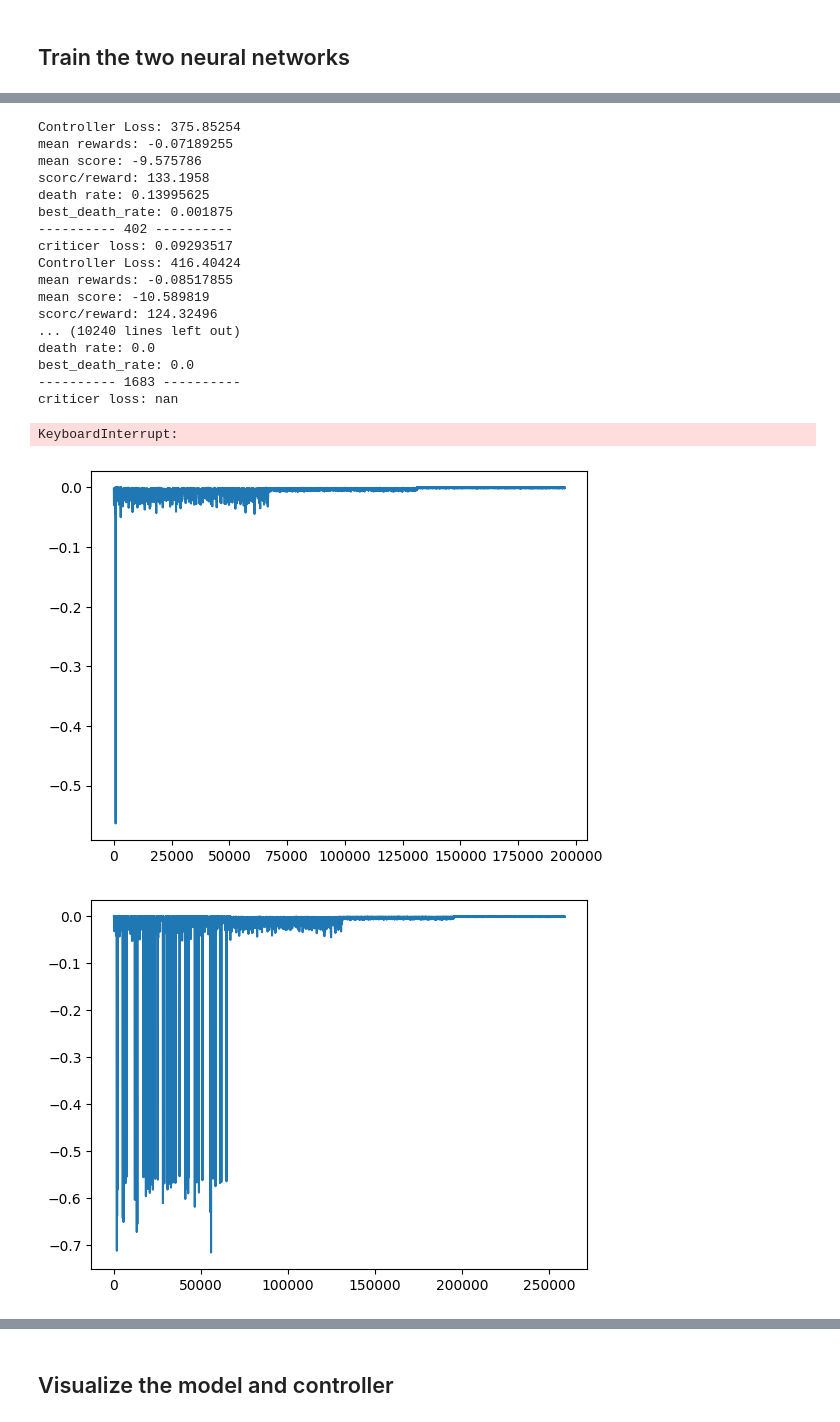
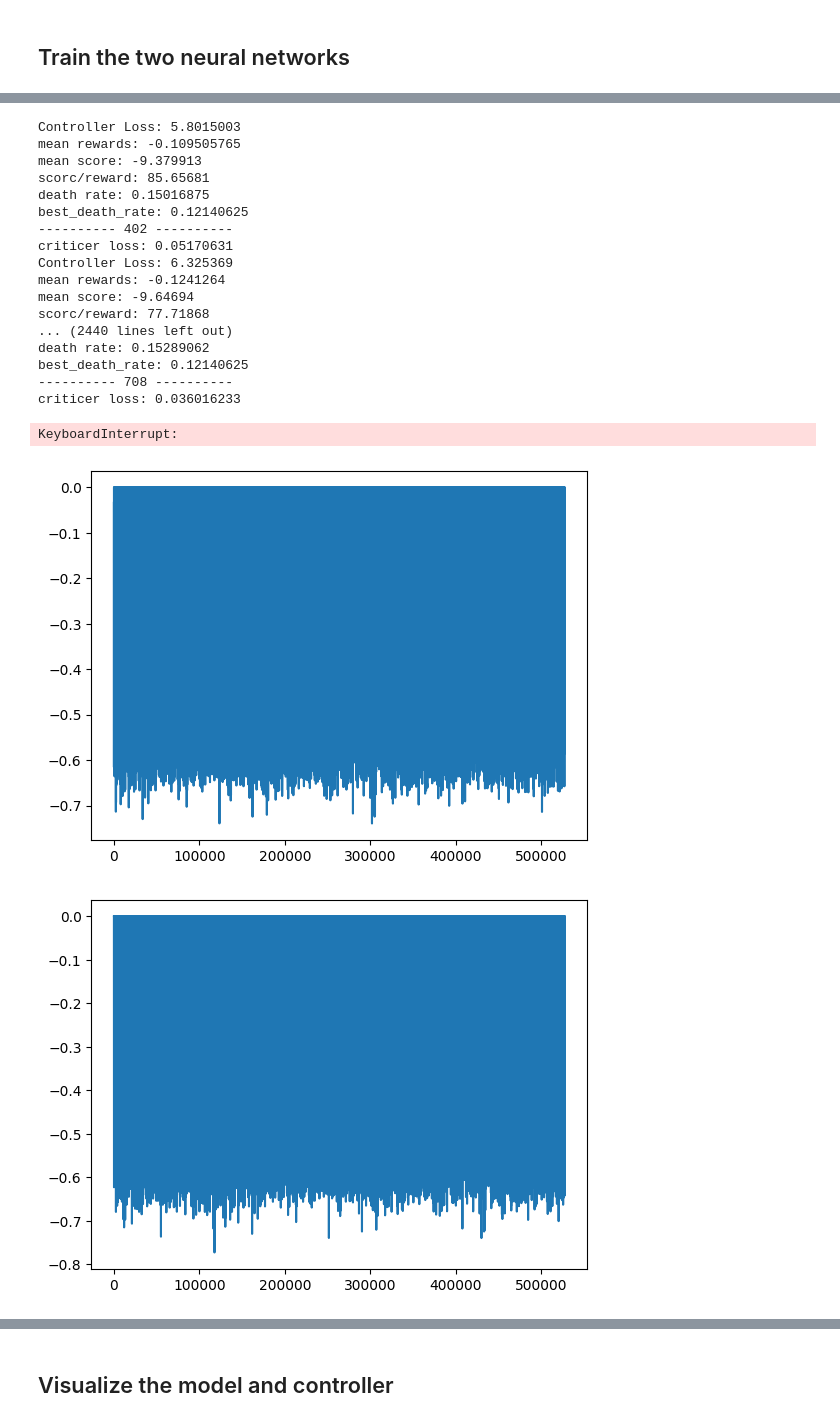
Before and after one commit to junqingqiao/biomujoco_rl, a Jupyter notebook: RL/Stand.ipynb, the cells around one changed output, grey strips where cells are left out. Cells and saved outputs as stored; diff of their text form; code cells hidden in the pictures.

```diff
--- a/RL/Stand.ipynb
+++ b/RL/Stand.ipynb
@@ -326,7 +326,7 @@ v_criticer = jax.vmap(criticer,in_axes=(None, 0))
 jit_v_criticer = jax.jit(v_criticer)
 
 def critic_loss(params, batch):
-    discount = 0.995
+    discount = 0.99
     states = batch.states
     next_states = batch.next_states
     actions = batch.actions
@@ -351,3 +353,8 @@ print(a)
+# %%
+def v_criticer(params, states):
+    # print(states.shape)
+    score = -(states[:,-2]-1.63)**2
+    return(score)
 # %% [markdown]
 ## Prepare Actor gradient
 # %%
@@ -388,13 +395,13 @@ def controller_loss_and_experience(controller_params, critic_params, batch, batc
     )
 
     out_data, keys, new_exps = v_nn_multi_steps(controller_params, mjx_model, in_data, keys)
-    # out_states = jp.concat([out_data.qpos, out_data.qvel],axis=1).reshape(batch_size,4)
-    out_states = new_exps.next_states
+    # out_states = new_exps.next_states
     # jax.debug.print("out_states shape{0}", out_states.shape)
-    # out_states = jp.concat([out_data.qpos, out_data.qvel, out_data.biomtu.fiber_l, out_data.biomtu.fiber_v],axis=1)
+    out_states = jp.concat([out_data.qpos, out_data.qvel, out_data.biomtu.fiber_l, out_data.biomtu.fiber_v, out_data.sensordata],axis=1)
     critic_score = jp.squeeze(v_criticer(critic_params, out_states))
-    decay_M = 0.99 ** jp.arange(critic_score.shape[1])
-    loss = -jp.mean(decay_M@critic_score.T)
+    decay_M = 0.99 ** jp.arange(new_exps.rewards.shape[1]-1)
+    # print(new_exps.rewards.shape)
+    loss = -jp.mean(decay_M@new_exps.rewards.T[:-1,:]) - jp.mean(critic_score)
     # loss = -jp.mean(critic_score)
     return loss, new_exps
 
@@ -442,7 +450,7 @@ jit_critic_tx_update = jax.jit(critic_tx.update)
 
 
 controller_params, key = controller_nn.init_parameters(key)
-controller_tx = optax.apply_if_finite(optax.adam(learning_rate=2e-6), max_consecutive_errors=50)
+controller_tx = optax.apply_if_finite(optax.adam(learning_rate=1e-6), max_consecutive_errors=50)
 # controller_tx = optax.apply_if_finite(optax.sgd(learning_rate=1e-5), max_consecutive_errors=50)
 controller_opt_state = controller_tx.init(controller_params)
 jit_controller_tx_update = jax.jit(controller_tx.update)
@@ -492,8 +493,8 @@ best_death_rate = 0.5
 for i in range(4000):
 
     print("----------",i,"----------")
-    criric_repeat = 40
-    if(i >= 200):
+    criric_repeat = 1
+    if(i >= 400):
         criric_repeat = 1
 
     for j in range(criric_repeat):
@@ -572,20 +573,20 @@ criticer loss: 0.09119119
-Controller Loss: 375.85254
-mean rewards: -0.07189255
-mean score: -9.575786
-scorc/reward: 133.1958
-death rate: 0.13995625
-best_death_rate: 0.001875
+Controller Loss: 5.8015003
+mean rewards: -0.109505765
+mean score: -9.379913
+scorc/reward: 85.65681
+death rate: 0.15016875
+best_death_rate: 0.12140625
 ---------- 402 ----------
-criticer loss: 0.09293517
-Controller Loss: 416.40424
-mean rewards: -0.08517855
-mean score: -10.589819
-scorc/reward: 124.32496
-... (10240 lines left out)
-death rate: 0.0
-best_death_rate: 0.0
----------- 1683 ----------
-criticer loss: nan
+criticer loss: 0.05170631
+Controller Loss: 6.325369
+mean rewards: -0.1241264
+mean score: -9.64694
+scorc/reward: 77.71868
+... (2440 lines left out)
+death rate: 0.15289062
+best_death_rate: 0.12140625
+---------- 708 ----------
+criticer loss: 0.036016233
 KeyboardInterrupt:
-[figure, old version]
+[figure, new version]
-[figure, old version]
+[figure, new version]
```
Also changed, not shown: parts of 16 cells of this notebook, 2 other files.
